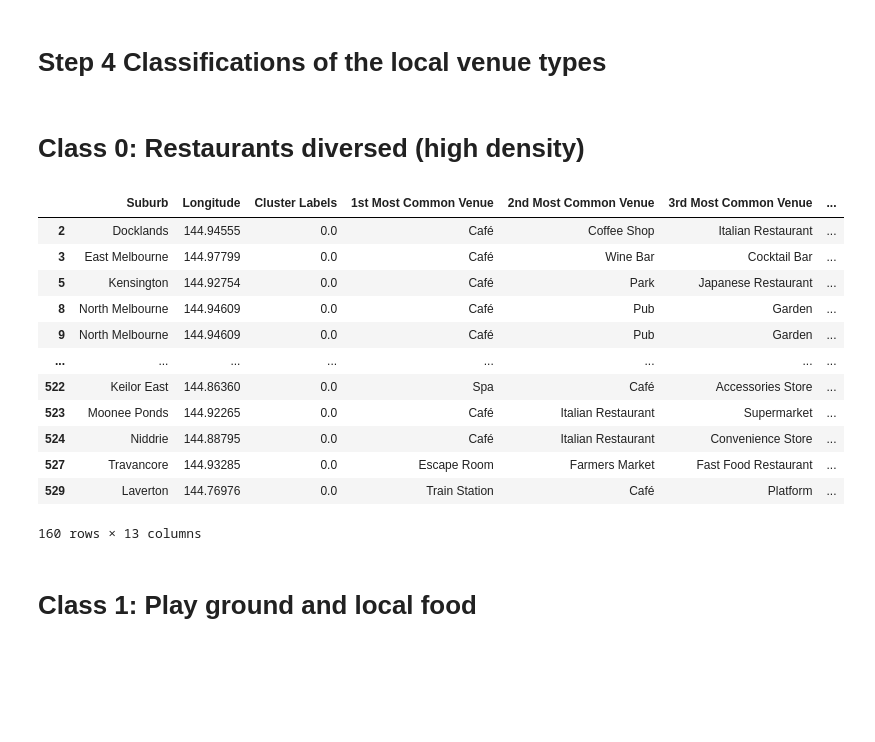
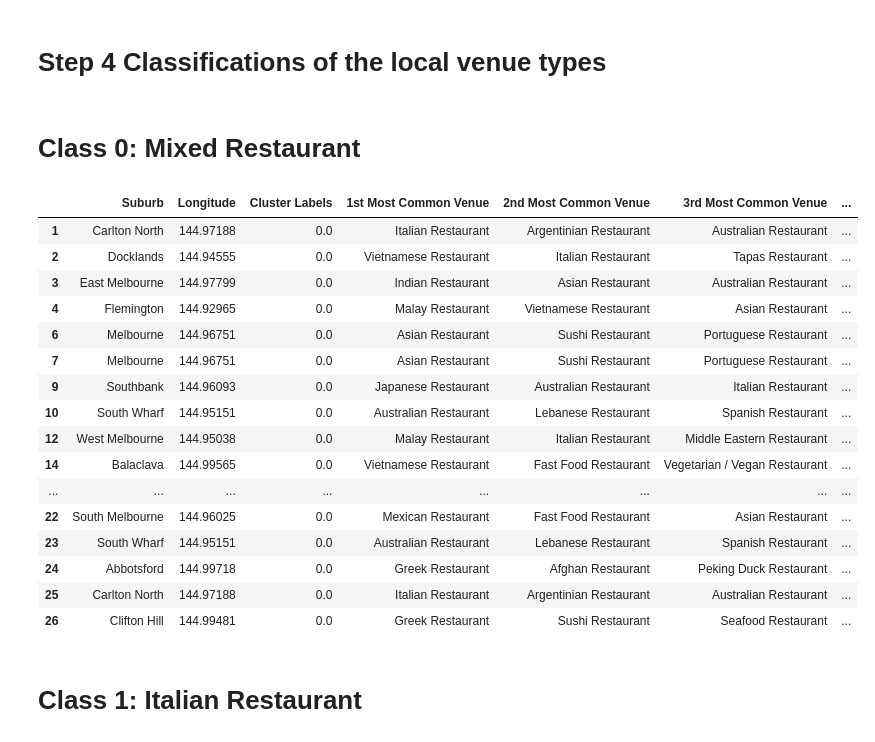
Before and after one commit to xerocopy/Coursera_Adv_DataScience_Capstone, a Jupyter notebook: Final Assignment- Restaurant in Melbourne.ipynb, the cells around one changed output. Saved outputs shown, nothing was run; the diff lists cells and outputs as text; code cells hidden in the pictures; blank space fills up the shorter version.

```diff
--- a/Final Assignment- Restaurant in Melbourne.ipynb
+++ b/Final Assignment- Restaurant in Melbourne.ipynb
@@ -365,10 +350,9 @@ print('Latitude and longitude values of {} are {}, {}.'.format(neighborhood_name
 # %% [output]
 Latitude and longitude values of Carlton are -37.80100999999996, 144.96951.
 # %%
-LIMIT = 100 # limit of number of venues returned by Foursquare API
+LIMIT = 1000 # limit of number of venues returned by Foursquare API
 
 radius = 500 # define radius
-
 
 url = 'https://api.foursquare.com/v2/venues/explore?&client_id={}&client_secret={}&v={}&ll={},{}&radius={}&limit={}'.format(
     CLIENT_ID,
@@ -520,0 +542,11 @@ There are 339 uniques categories.
+# %%
+Local_venues['Venue Category']
+Local_res = Local_venues[Local_venues['Venue Category'].str.contains("Restaurant")==True]
+Local_res = Local_res[Local_venues['Venue Category'] != "Restaurant"]
+
+
+#print("The Venue Categories are", Local_res['Venue Category'].unique())
+res_ct=Local_res.groupby('Venue Category').count()
+res_ct=res_ct.sort_values(by='Suburb', ascending = False)
+res_ct=res_ct.reset_index()
+res_ct.head(25)
@@ -521,9 +580,9 @@ There are 339 uniques categories.
 # %%
 # one hot encoding
-Local_onehot = pd.get_dummies(Local_venues[['Venue Category']], prefix="", prefix_sep="")
+Local_onehot = pd.get_dummies(Local_res[['Venue Category']], prefix="", prefix_sep="")
 
 # add neighborhood column back to dataframe
-Local_onehot['Suburb'] = Local_venues['Suburb']
+Local_onehot['Suburb'] = Local_res['Suburb']
 
 # move neighborhood column to the first column
 fixed_columns = [Local_onehot.columns[-1]] + list(Local_onehot.columns[:-1])
@@ -656,13 +715,15 @@ Local_merged.head() # check the last columns!
 # %%
-print(Local_merged['Cluster Labels'])
+#print(Local_merged['Cluster Labels'])
 
-#Local_merged = Local_merged[Local_merged['Cluster Labels'].notna()]
+Local_merged = Local_merged[Local_merged['Cluster Labels'].notna()]
 
 Local_merged.dropna(subset=['Cluster Labels'],inplace=True)
 
 Local_merged= Local_merged.reset_index()
 Local_merged=Local_merged.drop(columns='index')
 Local_merged
+
+print(Local_merged['Cluster Labels'])
 #Local_merged.iloc[560]
 #Local_merged.loc[Local_merged['Cluster Labels'] == 0
 # %% [output]
@@ -726,25 +773,29 @@ map_clusters.save('plot_data.html')
 # %% [markdown]
 # Step 4 Classifications of the local venue types
 # %% [markdown]
-# Class 0: Restaurants diversed (high density)
+# Class 0: Mixed Restaurant
 # %%
-Local_merged.loc[Local_merged['Cluster Labels'] == 0, Local_merged.columns[[1] + list(range(5, Local_merged.shape[1]))]]
+Local_merged.loc[Local_merged['Cluster Labels'] == 0, Local_merged.columns[[1] + list(range(5, Local_merged.shape[1]))]].head(20)
 # %% [output]
 |  | Suburb | Longitude | Cluster Labels | 1st Most Common Venue | 2nd Most Common Venue | 3rd Most Common Venue | ... |
-| 2 | Docklands | 144.94555 | 0.0 | Café | Coffee Shop | Italian Restaurant | ... |
-| 3 | East Melbourne | 144.97799 | 0.0 | Café | Wine Bar | Cocktail Bar | ... |
-| 5 | Kensington | 144.92754 | 0.0 | Café | Park | Japanese Restaurant | ... |
-| 8 | North Melbourne | 144.94609 | 0.0 | Café | Pub | Garden | ... |
-| 9 | North Melbourne | 144.94609 | 0.0 | Café | Pub | Garden | ... |
+| 1 | Carlton North | 144.97188 | 0.0 | Italian Restaurant | Argentinian Restaurant | Australian Restaurant | ... |
+| 2 | Docklands | 144.94555 | 0.0 | Vietnamese Restaurant | Italian Restaurant | Tapas Restaurant | ... |
+| 3 | East Melbourne | 144.97799 | 0.0 | Indian Restaurant | Asian Restaurant | Australian Restaurant | ... |
+| 4 | Flemington | 144.92965 | 0.0 | Malay Restaurant | Vietnamese Restaurant | Asian Restaurant | ... |
+| 6 | Melbourne | 144.96751 | 0.0 | Asian Restaurant | Sushi Restaurant | Portuguese Restaurant | ... |
+| 7 | Melbourne | 144.96751 | 0.0 | Asian Restaurant | Sushi Restaurant | Portuguese Restaurant | ... |
+| 9 | Southbank | 144.96093 | 0.0 | Japanese Restaurant | Australian Restaurant | Italian Restaurant | ... |
+| 10 | South Wharf | 144.95151 | 0.0 | Australian Restaurant | Lebanese Restaurant | Spanish Restaurant | ... |
+| 12 | West Melbourne | 144.95038 | 0.0 | Malay Restaurant | Italian Restaurant | Middle Eastern Restaurant | ... |
+| 14 | Balaclava | 144.99565 | 0.0 | Vietnamese Restaurant | Fast Food Restaurant | Vegetarian / Vegan Restaurant | ... |
 | ... | ... | ... | ... | ... | ... | ... | ... |
-| 522 | Keilor East | 144.86360 | 0.0 | Spa | Café | Accessories Store | ... |
-| 523 | Moonee Ponds | 144.92265 | 0.0 | Café | Italian Restaurant | Supermarket | ... |
-| 524 | Niddrie | 144.88795 | 0.0 | Café | Italian Restaurant | Convenience Store | ... |
-| 527 | Travancore | 144.93285 | 0.0 | Escape Room | Farmers Market | Fast Food Restaurant | ... |
-| 529 | Laverton | 144.76976 | 0.0 | Train Station | Café | Platform | ... |
+| 22 | South Melbourne | 144.96025 | 0.0 | Mexican Restaurant | Fast Food Restaurant | Asian Restaurant | ... |
+| 23 | South Wharf | 144.95151 | 0.0 | Australian Restaurant | Lebanese Restaurant | Spanish Restaurant | ... |
+| 24 | Abbotsford | 144.99718 | 0.0 | Greek Restaurant | Afghan Restaurant | Peking Duck Restaurant | ... |
+| 25 | Carlton North | 144.97188 | 0.0 | Italian Restaurant | Argentinian Restaurant | Australian Restaurant | ... |
+| 26 | Clifton Hill | 144.99481 | 0.0 | Greek Restaurant | Sushi Restaurant | Seafood Restaurant | ... |
-160 rows × 13 columns
 # %% [markdown]
-# Class 1: Play ground and local food
+# Class 1: Italian Restaurant
 # %%
 Local_merged.loc[Local_merged['Cluster Labels'] == 1, Local_merged.columns[[1] + list(range(5, Local_merged.shape[1]))]]
 # %% [output]
```
Also changed, not shown: parts of 35 cells of this notebook.
